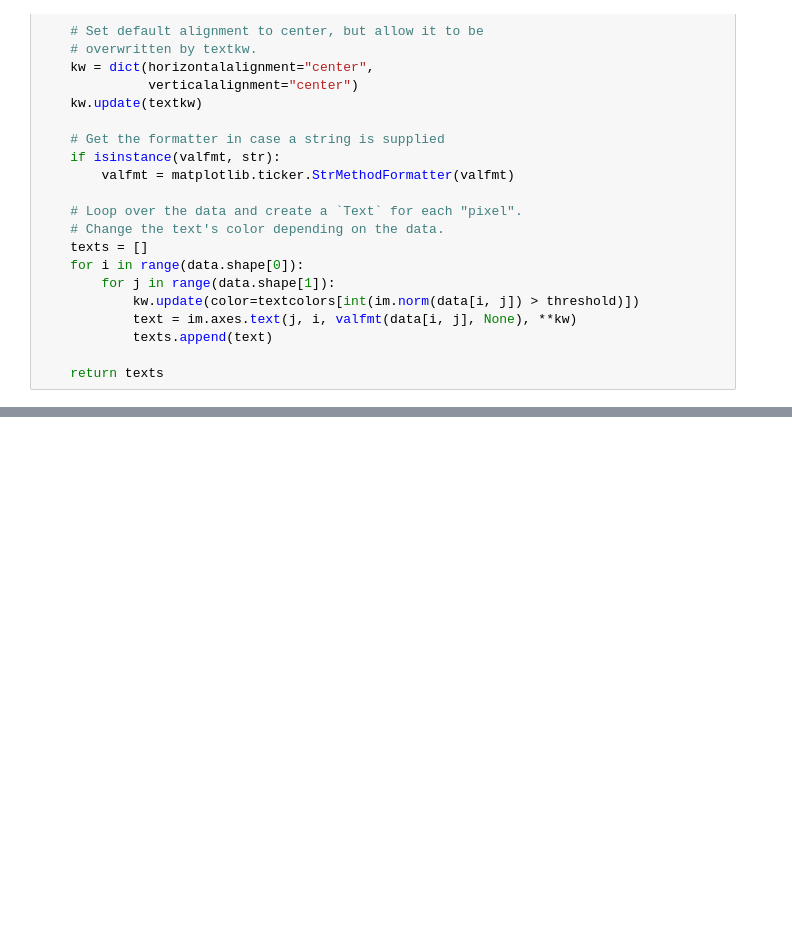
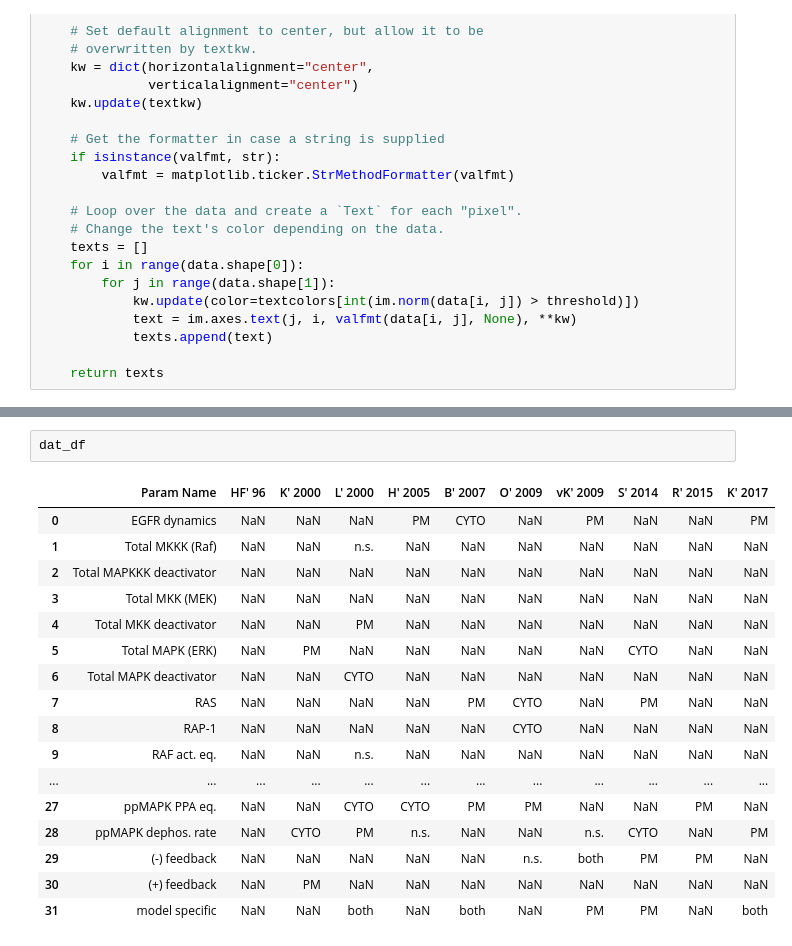
Before and after one commit to RangamaniLabUCSD/multimodel-inference, a Jupyter notebook: src/MAPK/param_est/Keyes_data_params_compDiff_analyze.ipynb, the cells around one changed output, grey strips where cells are left out. Drawn from its saved outputs; the diff is of its cells as text; blank space fills up the shorter version.

```diff
--- a/src/MAPK/param_est/Keyes_data_params_compDiff_analyze.ipynb
+++ b/src/MAPK/param_est/Keyes_data_params_compDiff_analyze.ipynb
@@ -371,0 +383,20 @@ fig.savefig(savedir + 'param_loc_heatmap.pdf', transparent=True, bbox_inches='ti
+# %%
+dat_df
+# %% [output]
+|  | Param Name | HF' 96 | K' 2000 | L' 2000 | H' 2005 | B' 2007 | O' 2009 | vK' 2009 | S' 2014 | R' 2015 | K' 2017 |
+| 0 | EGFR dynamics | NaN | NaN | NaN | PM | CYTO | NaN | PM | NaN | NaN | PM |
+| 1 | Total MKKK (Raf) | NaN | NaN | n.s. | NaN | NaN | NaN | NaN | NaN | NaN | NaN |
+| 2 | Total MAPKKK deactivator | NaN | NaN | NaN | NaN | NaN | NaN | NaN | NaN | NaN | NaN |
+| 3 | Total MKK (MEK) | NaN | NaN | NaN | NaN | NaN | NaN | NaN | NaN | NaN | NaN |
+| 4 | Total MKK deactivator | NaN | NaN | PM | NaN | NaN | NaN | NaN | NaN | NaN | NaN |
+| 5 | Total MAPK (ERK) | NaN | PM | NaN | NaN | NaN | NaN | NaN | CYTO | NaN | NaN |
+| 6 | Total MAPK deactivator | NaN | NaN | CYTO | NaN | NaN | NaN | NaN | NaN | NaN | NaN |
+| 7 | RAS | NaN | NaN | NaN | NaN | PM | CYTO | NaN | PM | NaN | NaN |
+| 8 | RAP-1 | NaN | NaN | NaN | NaN | NaN | CYTO | NaN | NaN | NaN | NaN |
+| 9 | RAF act. eq. | NaN | NaN | n.s. | NaN | NaN | NaN | NaN | NaN | NaN | NaN |
+| ... | ... | ... | ... | ... | ... | ... | ... | ... | ... | ... | ... |
+| 27 | ppMAPK PPA eq. | NaN | NaN | CYTO | CYTO | PM | PM | NaN | NaN | PM | NaN |
+| 28 | ppMAPK dephos. rate | NaN | CYTO | PM | n.s. | NaN | NaN | n.s. | CYTO | NaN | PM |
+| 29 | (-) feedback | NaN | NaN | NaN | NaN | NaN | n.s. | both | PM | PM | NaN |
+| 30 | (+) feedback | NaN | PM | NaN | NaN | NaN | NaN | NaN | NaN | NaN | NaN |
+| 31 | model specific | NaN | NaN | both | NaN | both | NaN | PM | PM | NaN | both |
```
Also changed, not shown: parts of 5 cells of this notebook, 8 other files.
